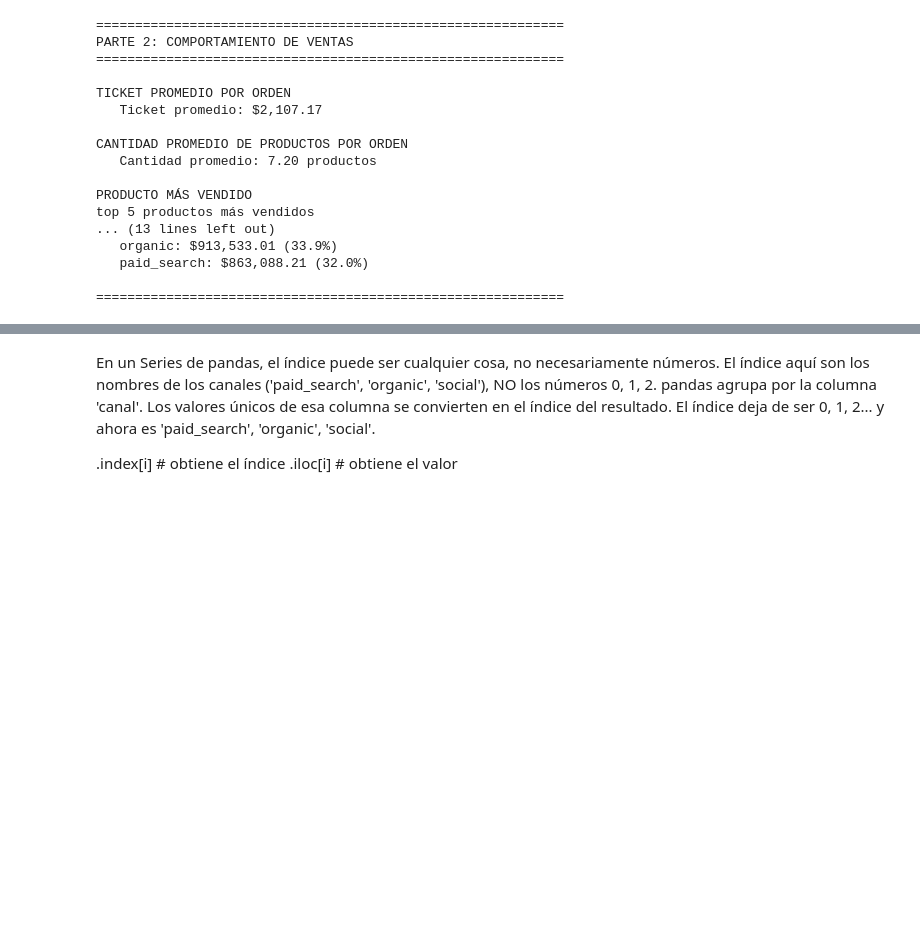
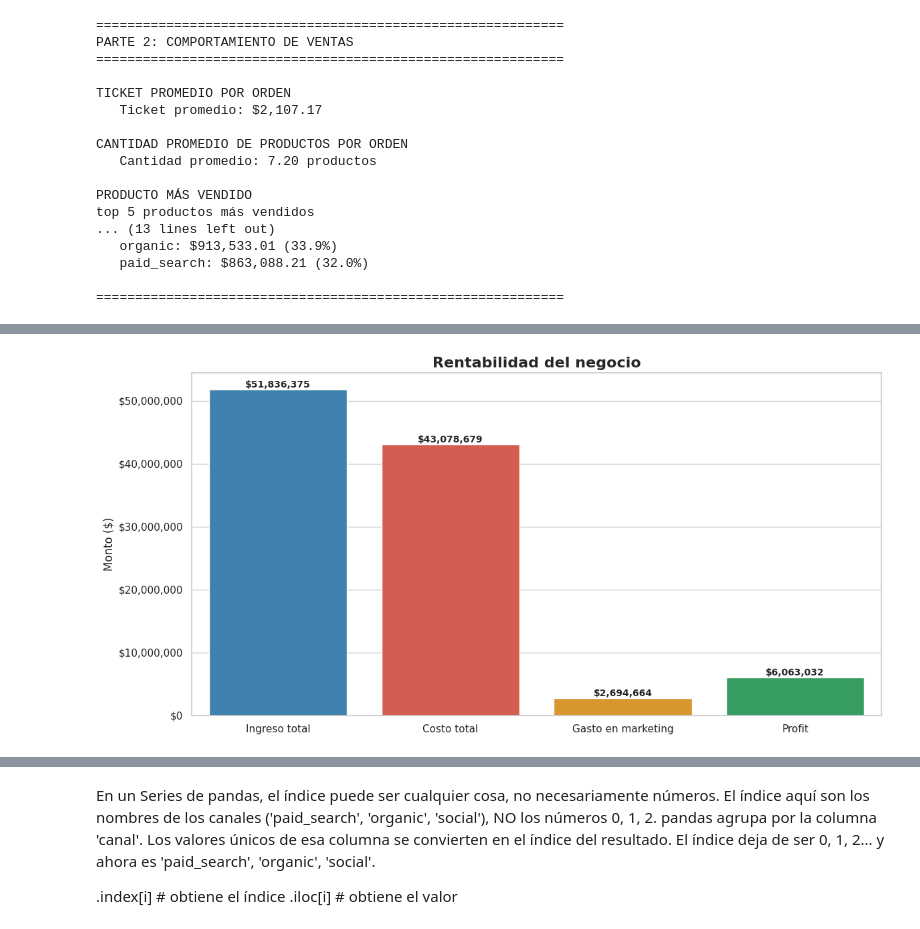
Before and after one commit to andaba2101/Proyecto_Final_RappiPlus_Data_Analyst, a Jupyter notebook: S12_Estudiante_Proyecto_Final.ipynb, the cells around one changed output, grey strips where cells are left out. Cells and saved outputs as stored; diff of their text form; code cells hidden in the pictures; blank space fills up the shorter version.

Commit message:
feat: add final corretion RappiPlus Final Data Analyst Proyect

```diff
--- a/S12_Estudiante_Proyecto_Final.ipynb
+++ b/S12_Estudiante_Proyecto_Final.ipynb
@@ -1083,0 +1125,87 @@ top 5 productos más vendidos
+# %%
+# =============================================================================
+# VISUALIZACIONES PARA ANALIZAR RENTABILIDAD Y VENTAS
+# Librerías permitidas: pandas, numpy, seaborn y matplotlib
+# =============================================================================
+
+import pandas as pd
+import numpy as np
+import seaborn as sns
+import matplotlib.pyplot as plt
+
+
+# =============================================================================
+# 1. CONFIGURACIÓN GENERAL DE LOS GRÁFICOS
+# =============================================================================
+
+# Define un estilo visual limpio para todas las gráficas.
+sns.set_theme(style="whitegrid", palette="deep")
+
+# Establece el tamaño predeterminado de las figuras.
+plt.rcParams["figure.figsize"] = (12, 6)
+
+
+# =============================================================================
+# 2. GRÁFICA DE RENTABILIDAD DEL NEGOCIO
+# =============================================================================
+
+# Crea un DataFrame con los tres valores principales usados para calcular profit.
+# Cada elemento representa una entrada o salida de dinero del negocio.
+resumen_rentabilidad = pd.DataFrame({
+    "Indicador": ["Ingreso total", "Costo total", "Gasto en marketing", "Profit"],
+    "Valor": [ingreso_total, costo_total, gasto_marketing_total, profit]
+})
+
+# Crea una lista de colores para distinguir ingresos, costos y utilidad.
+colores_rentabilidad = ["#2E86C1", "#E74C3C", "#F39C12", "#27AE60"]
+
+# Crea la figura y el eje donde se dibujará la gráfica.
+fig, ax = plt.subplots(figsize=(12, 6))
+
+# Construye una gráfica de barras.
+# x representa los indicadores y y representa sus valores monetarios.
+sns.barplot(
+    data=resumen_rentabilidad,
+    x="Indicador",
+    y="Valor",
+    palette=colores_rentabilidad,
+    ax=ax
+)
+
+# Agrega un título descriptivo.
+ax.set_title("Rentabilidad del negocio", fontsize=16, fontweight="bold")
+
+# Cambia la etiqueta del eje horizontal.
+ax.set_xlabel("")
+
+# Cambia la etiqueta del eje vertical.
+ax.set_ylabel("Monto ($)", fontsize=12)
+
+# Formatea los valores del eje vertical con separador de miles.
+ax.yaxis.set_major_formatter(
+    plt.FuncFormatter(lambda valor, posicion: f"${valor:,.0f}")
+)
+
+# Recorre cada barra de la gráfica.
+for barra in ax.patches:
+
+    # Obtiene la altura de la barra, que corresponde al valor del indicador.
+    altura = barra.get_height()
+
+    # Escribe el valor monetario sobre cada barra.
+    ax.annotate(
+        f"${altura:,.0f}",
+        (barra.get_x() + barra.get_width() / 2, altura),
+        ha="center",
+        va="bottom",
+        fontsize=10,
+        fontweight="bold"
+    )
+
+# Ajusta automáticamente los espacios para evitar que se corten textos.
+plt.tight_layout()
+
+# Muestra la gráfica.
+plt.show()
+# %% [output]
+[figure, added]
```
Also changed, not shown: parts of 23 cells of this notebook.
